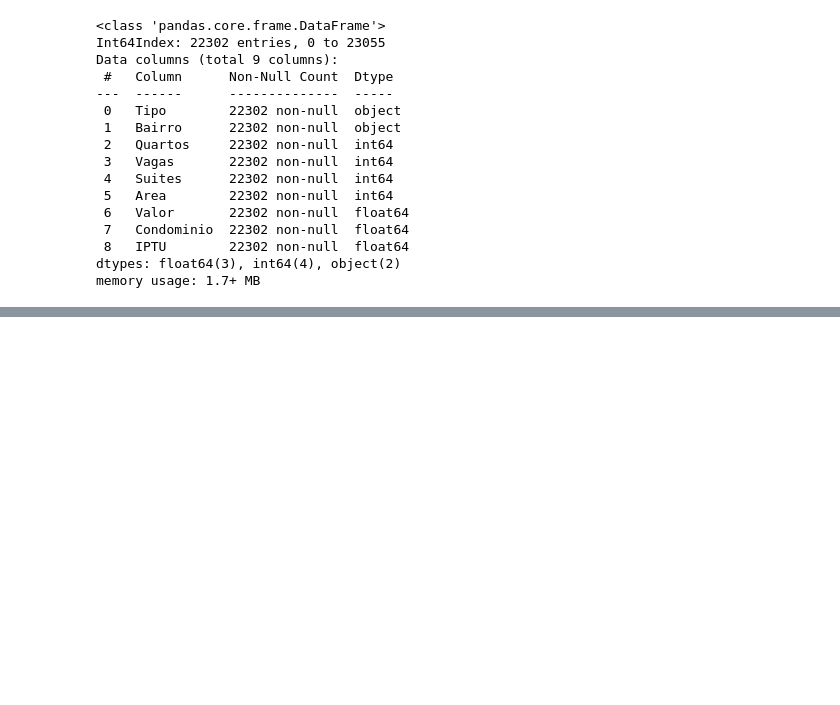
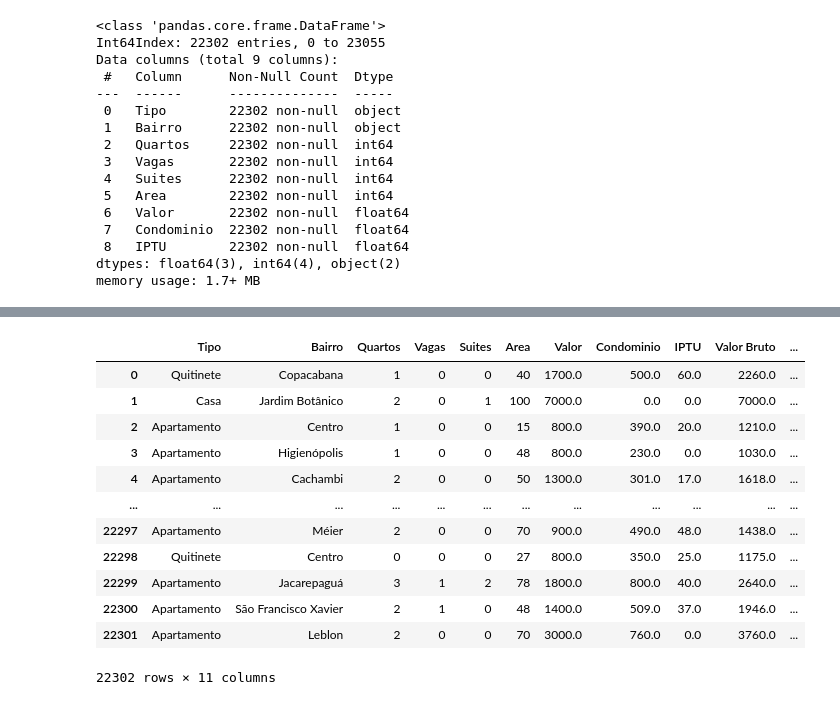
Before and after one commit to nathanqueija/myjourneytodatascience, a Jupyter notebook: 02_pandas_treating_and_analyzing_data/pandas.ipynb, the cells around one changed output, grey strips where cells are left out. Cells and saved outputs as stored; diff of their text form; code cells hidden in the pictures; blank space fills up the shorter version.

```diff
--- a/02_pandas_treating_and_analyzing_data/pandas.ipynb
+++ b/02_pandas_treating_and_analyzing_data/pandas.ipynb
@@ -793,0 +800,3 @@ df.to_csv('data/properties_cleaned.csv', sep=";", index = False)
+# %%
+df = pd.read_csv("data/properties_cleaned.csv", sep=";")
+df
@@ -793,0 +817,2 @@ df.to_csv('data/properties_cleaned.csv', sep=";", index = False)
+# %%
+df["Valor Bruto"] = df['Valor'] + df['Condominio'] + df['IPTU']
@@ -793,0 +835,17 @@ df.to_csv('data/properties_cleaned.csv', sep=";", index = False)
+# %%
+df["Valor m2"] = df["Valor"] / df["Area"]
+df
+# %% [output]
+|  | Tipo | Bairro | Quartos | Vagas | Suites | Area | Valor | Condominio | IPTU | Valor Bruto | ... |
+| 0 | Quitinete | Copacabana | 1 | 0 | 0 | 40 | 1700.0 | 500.0 | 60.0 | 2260.0 | ... |
+| 1 | Casa | Jardim Botânico | 2 | 0 | 1 | 100 | 7000.0 | 0.0 | 0.0 | 7000.0 | ... |
+| 2 | Apartamento | Centro | 1 | 0 | 0 | 15 | 800.0 | 390.0 | 20.0 | 1210.0 | ... |
+| 3 | Apartamento | Higienópolis | 1 | 0 | 0 | 48 | 800.0 | 230.0 | 0.0 | 1030.0 | ... |
+| 4 | Apartamento | Cachambi | 2 | 0 | 0 | 50 | 1300.0 | 301.0 | 17.0 | 1618.0 | ... |
+| ... | ... | ... | ... | ... | ... | ... | ... | ... | ... | ... | ... |
+| 22297 | Apartamento | Méier | 2 | 0 | 0 | 70 | 900.0 | 490.0 | 48.0 | 1438.0 | ... |
+| 22298 | Quitinete | Centro | 0 | 0 | 0 | 27 | 800.0 | 350.0 | 25.0 | 1175.0 | ... |
+| 22299 | Apartamento | Jacarepaguá | 3 | 1 | 2 | 78 | 1800.0 | 800.0 | 40.0 | 2640.0 | ... |
+| 22300 | Apartamento | São Francisco Xavier | 2 | 1 | 0 | 48 | 1400.0 | 509.0 | 37.0 | 1946.0 | ... |
+| 22301 | Apartamento | Leblon | 2 | 0 | 0 | 70 | 3000.0 | 760.0 | 0.0 | 3760.0 | ... |
+22302 rows × 11 columns
```
Also changed, not shown: parts of 11 cells of this notebook, 1 other file.
